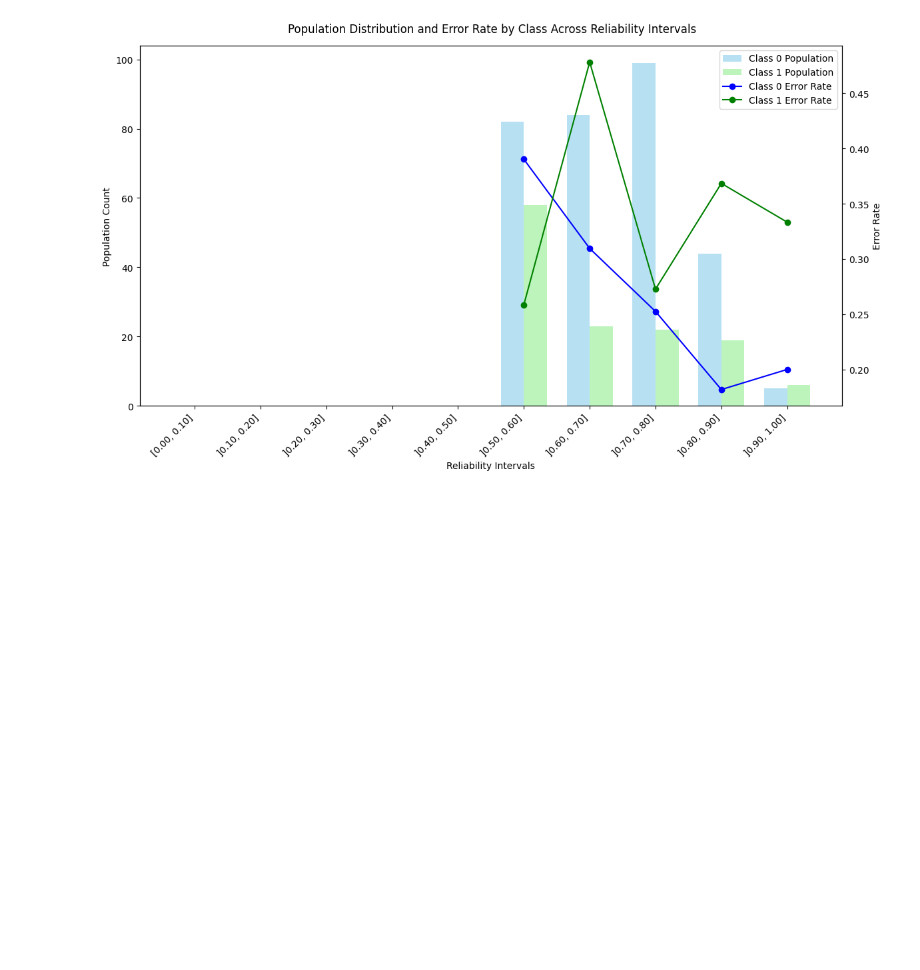
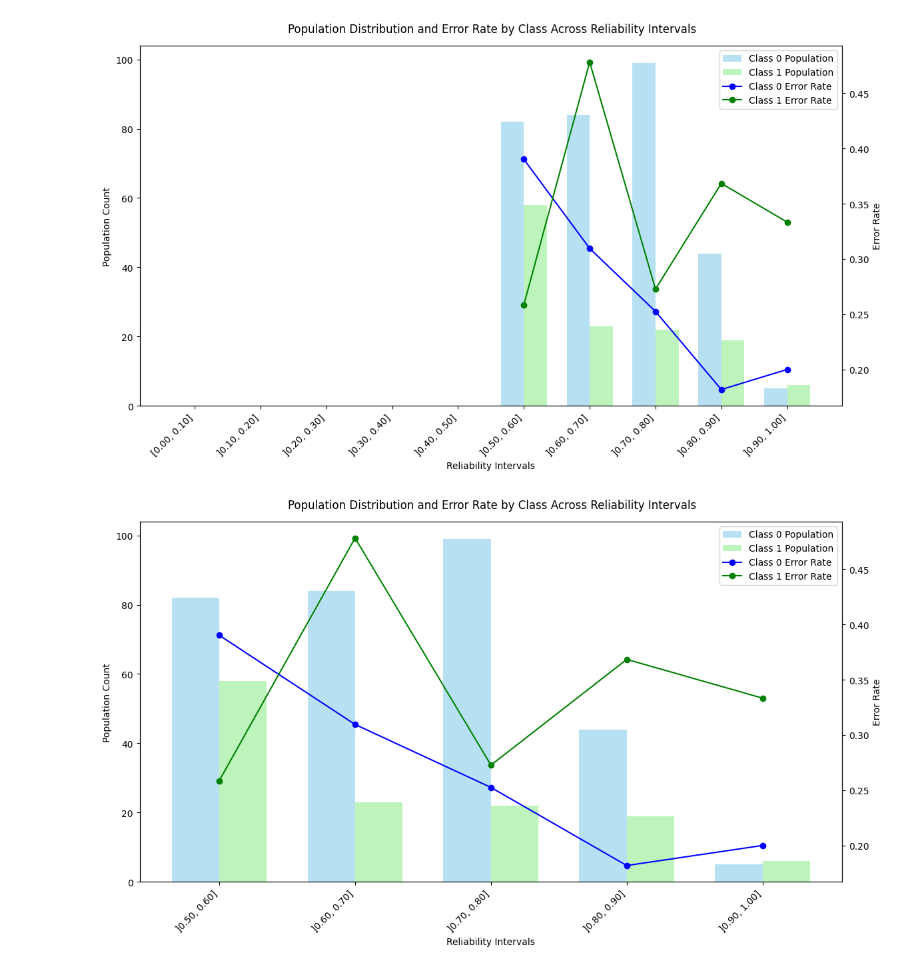
Before and after one commit to Oak10/pointwise-benchmark, a Jupyter notebook: v2_LR.ipynb, the cells around one changed output. Saved outputs shown, nothing was run; the diff lists cells and outputs as text; code cells hidden in the pictures; blank space fills up the shorter version.

Commit message:
adde lr error

```diff
--- a/v2_LR.ipynb
+++ b/v2_LR.ipynb
@@ -90,3 +90,7 @@ visualizer.plot_table_graph(reliability_table_10_df)
 visualizer.plot_population_and_error_rate_by_class(reliability_table_10_df)
 # %% [output]
 [figure]
+# %%
+visualizer.plot_population_and_error_rate_by_class_maior_50(reliability_table_10_df)
+# %% [output]
+[figure, added]
```
Also changed, not shown: 1 other file.
